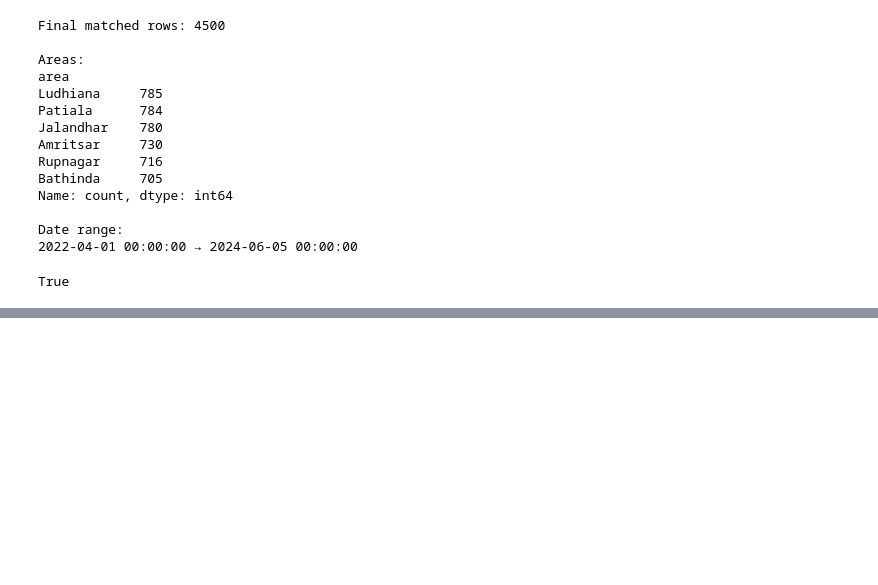
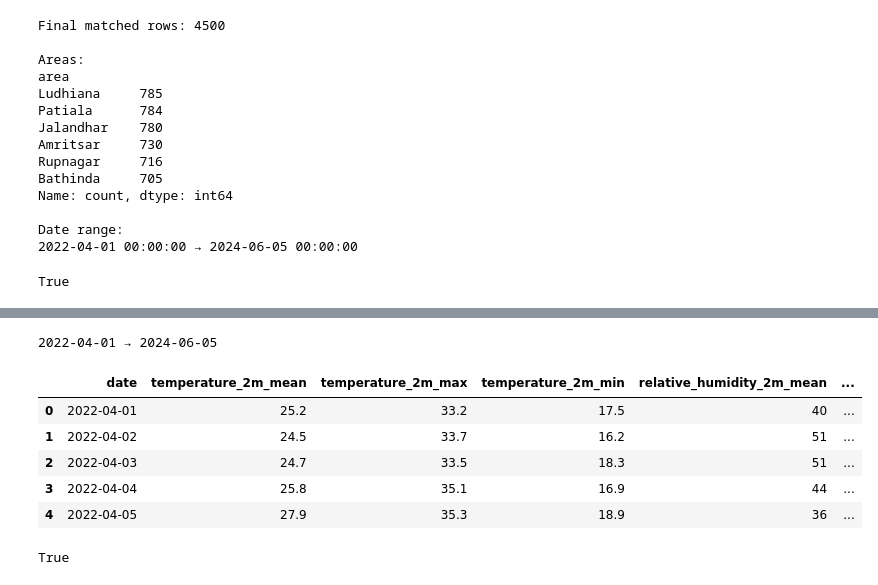
Before and after one commit to its-vaibhav34/airshield-ai, a Jupyter notebook: ml/notebooks/01_data_exploration.ipynb, the cells around one changed output, grey strips where cells are left out. Drawn from its saved outputs; the diff is of its cells as text; code cells hidden in the pictures; blank space fills up the shorter version.

```diff
--- a/ml/notebooks/01_data_exploration.ipynb
+++ b/ml/notebooks/01_data_exploration.ipynb
@@ -1082,0 +1267,8 @@ True
+# %%
+print(
+    weather_df["time"].min(),
+    "→",
+    weather_df["time"].max()
+)
+# %% [output]
+2022-04-01 → 2024-06-05
@@ -1082,0 +1283,9 @@ True
+# %%
+weather_df.head()
+# %% [output]
+|  | date | temperature_2m_mean | temperature_2m_max | temperature_2m_min | relative_humidity_2m_mean | ... |
+| 0 | 2022-04-01 | 25.2 | 33.2 | 17.5 | 40 | ... |
+| 1 | 2022-04-02 | 24.5 | 33.7 | 16.2 | 51 | ... |
+| 2 | 2022-04-03 | 24.7 | 33.5 | 18.3 | 51 | ... |
+| 3 | 2022-04-04 | 25.8 | 35.1 | 16.9 | 44 | ... |
+| 4 | 2022-04-05 | 27.9 | 35.3 | 18.9 | 36 | ... |
@@ -1082,0 +1297,8 @@ True
+# %%
+print(
+    os.path.exists(
+        "../data/external/weather_data.csv"
+    )
+)
+# %% [output]
+True
```
Also changed, not shown: parts of 26 cells of this notebook, 2 other files.
